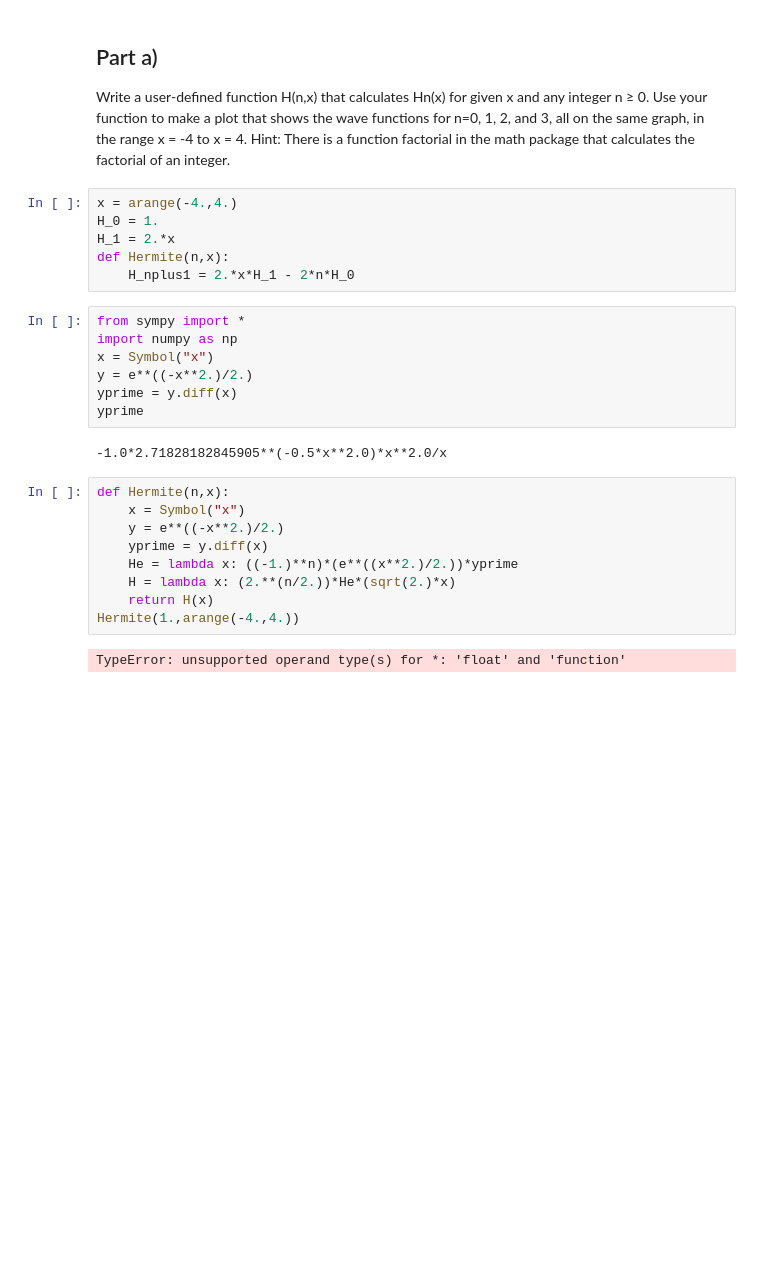
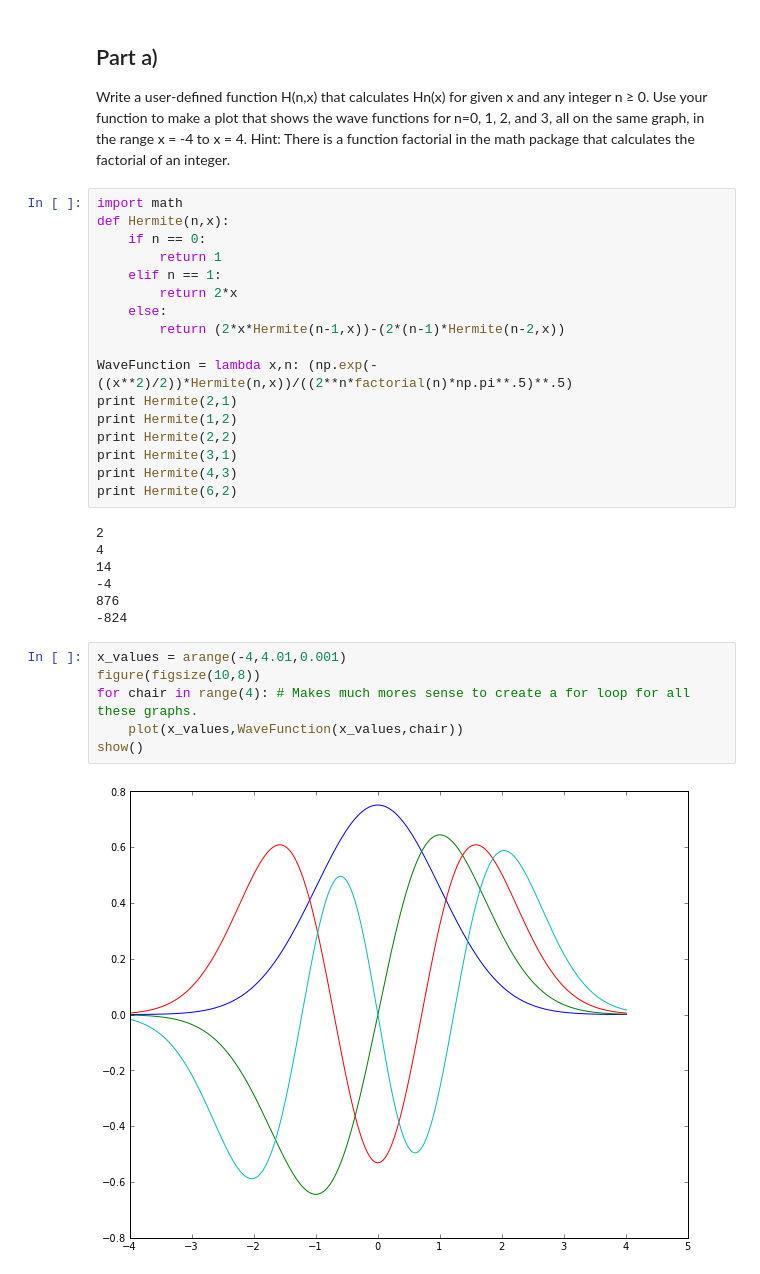
Before and after one commit to dcrose/PHYS202-S13, a Jupyter notebook: Week5/IntegrationEx4.ipynb, the cells around one changed output. Saved outputs shown, nothing was run; the diff lists cells and outputs as text; blank space fills up the shorter version.

```diff
--- a/Week5/IntegrationEx4.ipynb
+++ b/Week5/IntegrationEx4.ipynb
@@ -118,29 +133,35 @@ and the first two Hermite polynomials are $H_0(x) = 1$ and $H_1(x) = 2x$.
 Part a)
 -
 Write a user-defined function H(n,x) that calculates Hn(x) for given x and any integer n ≥ 0. Use your function to make a plot that shows the wave functions for n=0, 1, 2, and 3, all on the same graph, in the range x = -4 to x = 4. Hint: There is a function factorial in the math package that calculates the factorial of an integer.
-# %%
-x = arange(-4.,4.)
-H_0 = 1.
-H_1 = 2.*x
-def Hermite(n,x):
-    H_nplus1 = 2.*x*H_1 - 2*n*H_0
-# %%
-from sympy import *
-import numpy as np
-x = Symbol("x")
-y = e**((-x**2.)/2.)
-yprime = y.diff(x)
-yprime
-# %% [output]
--1.0*2.71828182845905**(-0.5*x**2.0)*x**2.0/x
-# %%
-def Hermite(n,x):
-    x = Symbol("x")
-    y = e**((-x**2.)/2.)
-    yprime = y.diff(x)
-    He = lambda x: ((-1.)**n)*(e**((x**2.)/2.))*yprime
-    H = lambda x: (2.**(n/2.))*He*(sqrt(2.)*x)
-    return H(x)
-Hermite(1.,arange(-4.,4.))
-# %% [output]
-TypeError: unsupported operand type(s) for *: 'float' and 'function'
+# %%
+import math
+def Hermite(n,x):
+    if n == 0:
+        return 1
+    elif n == 1:
+        return 2*x
+    else:
+        return (2*x*Hermite(n-1,x))-(2*(n-1)*Hermite(n-2,x))
+
+WaveFunction = lambda x,n: (np.exp(-((x**2)/2))*Hermite(n,x))/((2**n*factorial(n)*np.pi**.5)**.5)
+print Hermite(2,1)
+print Hermite(1,2)
+print Hermite(2,2)
+print Hermite(3,1)
+print Hermite(4,3)
+print Hermite(6,2)
+# %% [output]
+2
+4
+14
+-4
+876
+-824
+# %%
+x_values = arange(-4,4.01,0.001)
+figure(figsize(10,8))
+for chair in range(4): # Makes much mores sense to create a for loop for all these graphs.
+    plot(x_values,WaveFunction(x_values,chair))
+show()
+# %% [output]
+[figure, added]
```
Also changed, not shown: parts of 7 cells of this notebook.
